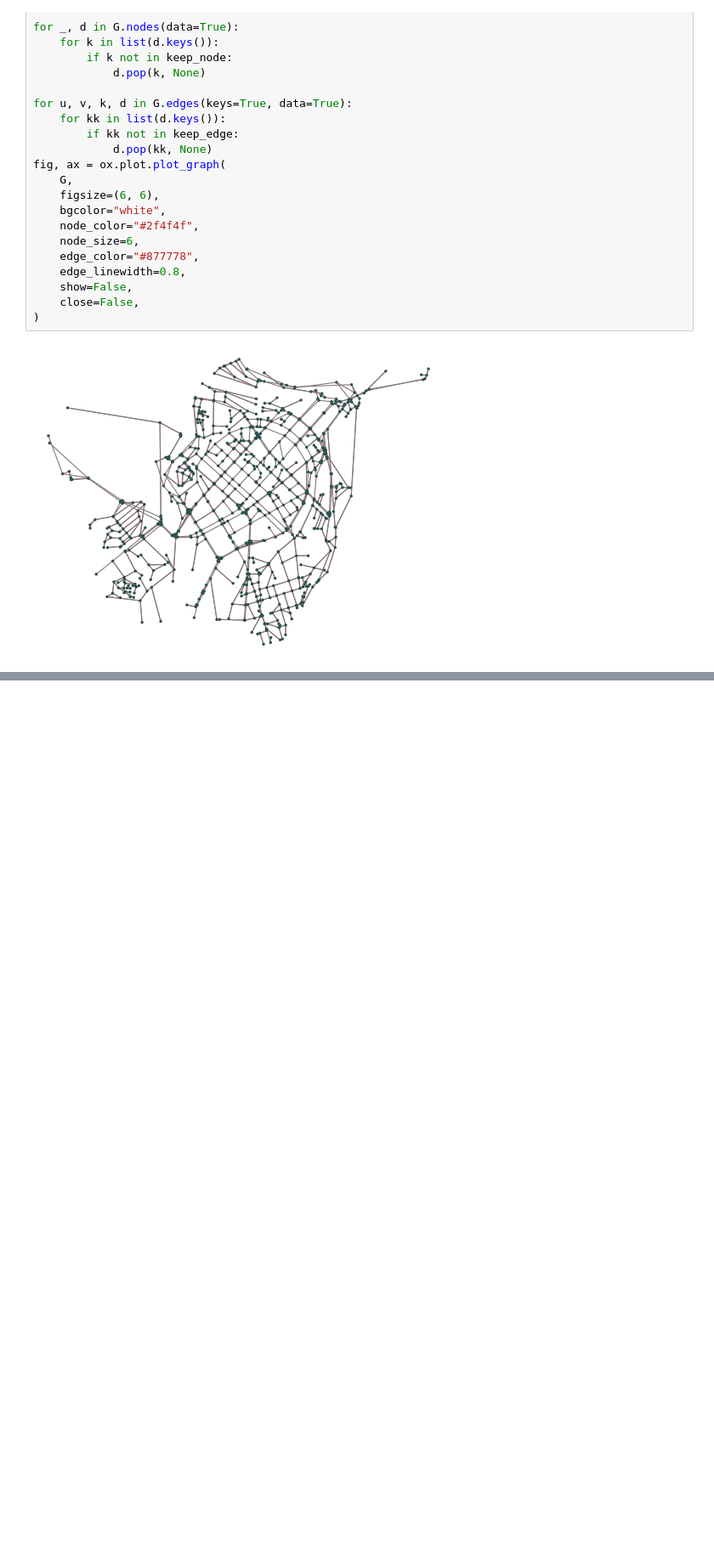
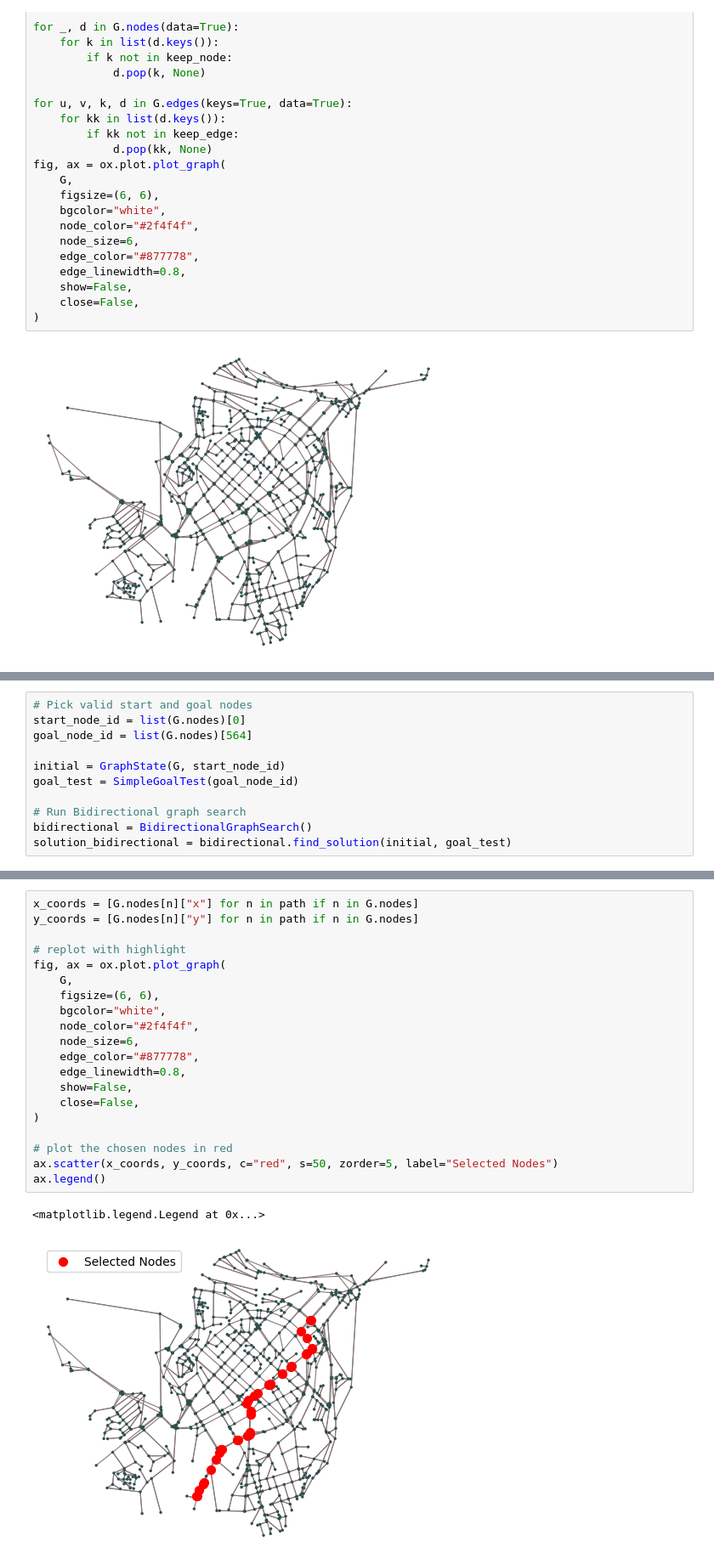
Before and after one commit to nane-khachatryan21/ai-pathfinding-project, a Jupyter notebook: src/usage.ipynb, the cells around one changed output, grey strips where cells are left out. Shown at 85% size. Drawn from its saved outputs; the diff is of its cells as text; blank space fills up the shorter version.

```diff
--- a/src/usage.ipynb
+++ b/src/usage.ipynb
@@ -98,0 +100,11 @@ ax.legend()
+# %%
+# Pick valid start and goal nodes
+start_node_id = list(G.nodes)[0]
+goal_node_id = list(G.nodes)[564]
+
+initial = GraphState(G, start_node_id)
+goal_test = SimpleGoalTest(goal_node_id)
+
+# Run Bidirectional graph search
+bidirectional = BidirectionalGraphSearch()
+solution_bidirectional = bidirectional.find_solution(initial, goal_test)
@@ -98,0 +124,23 @@ ax.legend()
+# %%
+x_coords = [G.nodes[n]["x"] for n in path if n in G.nodes]
+y_coords = [G.nodes[n]["y"] for n in path if n in G.nodes]
+
+# replot with highlight
+fig, ax = ox.plot.plot_graph(
+    G,
+    figsize=(6, 6),
+    bgcolor="white",
+    node_color="#2f4f4f",
+    node_size=6,
+    edge_color="#877778",
+    edge_linewidth=0.8,
+    show=False,
+    close=False,
+)
+
+# plot the chosen nodes in red
+ax.scatter(x_coords, y_coords, c="red", s=50, zorder=5, label="Selected Nodes")
+ax.legend()
+# %% [output]
+<matplotlib.legend.Legend at 0x...>
+[figure, added]
```
Also changed, not shown: parts of 7 cells of this notebook, 2 other files.
